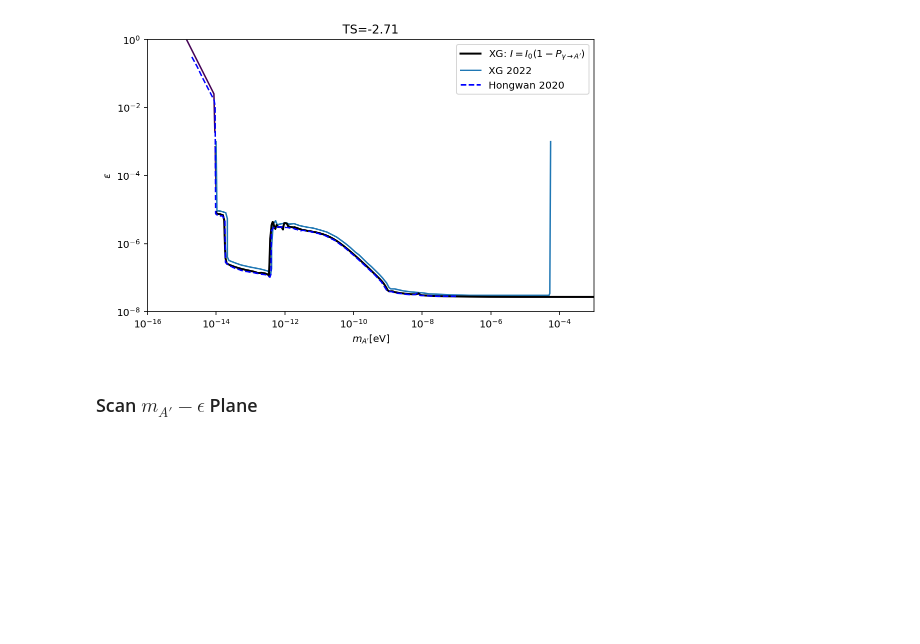
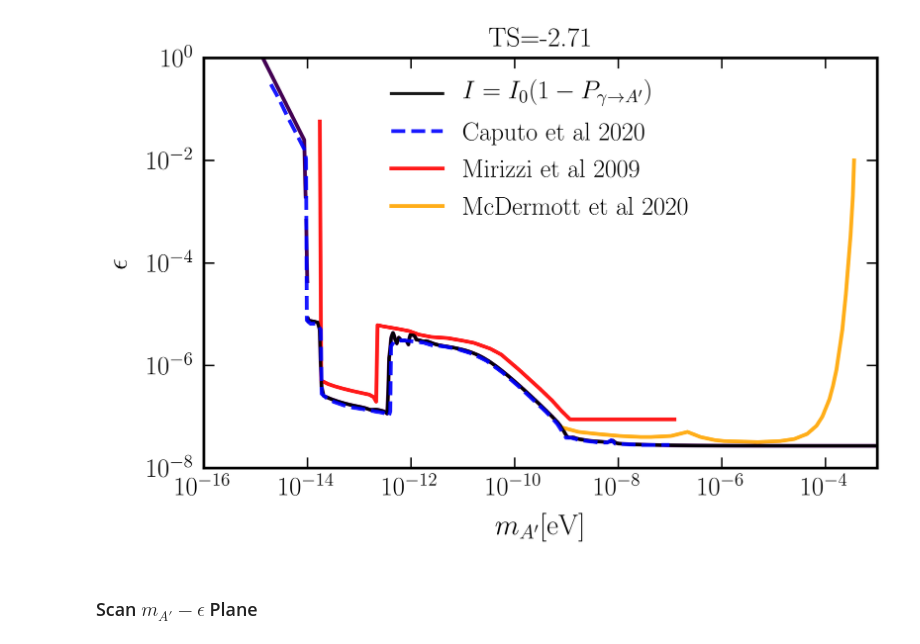
Before and after one commit to GiorgiArsenadze/Shaping-Dark-Photon-Spectral-Distortions, a Jupyter notebook: notebooks/main_calc.ipynb, the cells around one changed output. Cells and saved outputs as stored; diff of their text form; code cells hidden in the pictures; blank space fills up the shorter version.

```diff
--- a/notebooks/main_calc.ipynb
+++ b/notebooks/main_calc.ipynb
@@ -11,7 +11,13 @@ from FIRAS import *
 from const_func_general import *
 # importing distortion specific constants and functions
 from cons_func_distortion import *
-# importing functions actually calculatting distortion
-from calc_distortion import *
-# importing functions for maximum liklihood analysis
-# from max_likelihood_analysis import *
+
+
+from IPython.display import set_matplotlib_formats
+set_matplotlib_formats('retina')
+
+from pckgs.plot_params import params
+import matplotlib
+matplotlib.rcParams.update(params)
+plt.rcParams['font.family'] = 'DeJavu Serif'
+cols_default = plt.rcParams['axes.prop_cycle'].by_key()['color']
@@ -452,54 +503,46 @@ eps_1Dary_import_freestreaming = file['eps_ary']
 # TS: 2D array
 TS_2Dary_import_freestreaming = file['TS_2Dary']
 # %%
-Xucheng_FIRAS_2Dary    = np.transpose( np.array( pd.read_csv('../data/Xucheng_22_FIRAS.csv') ) )
-Samuel_FIRAS_2Dary     = np.transpose( np.array( pd.read_csv('../data/Samuel_20_FIRAS.csv') ) )
-Hongwan_20_FIRAS_2Dary = np.transpose( np.array( pd.read_csv('../data/Hongwan_20_FIRAS.csv') ) )
-Redondo_09_FIRAS_2Dary = np.transpose( np.array( pd.read_csv('../data/Redondo_09_FIRAS.csv') ) )
 
 
 # Delta 95%CL, From PDG Statistics
-# TS_choose = 5.99
 TS_choose = 2.71
 
 import matplotlib.cm as cm
 
 X_plt, Y_plt     = np.meshgrid( mAp_1Dary_import_freestreaming, eps_1Dary_import_freestreaming )
 Z_plt_M          = np.log10( TS_2Dary_import_freestreaming )
 
-set_matplotlib_formats('retina')
 plt.figure(figsize=(8,5))
 
 
 plt.xscale('log')
 plt.yscale('log')
 
 CS_M  = plt.contour(X_plt, Y_plt, Z_plt_M,  levels = [ np.log10(TS_choose) ])
 
 
-Xucheng_Greens_M  = np.transpose(CS_M.collections[0].get_paths()[0].vertices )
+Greens_M  = np.transpose(CS_M.collections[0].get_paths()[0].vertices )
 
-plt.plot( Xucheng_Greens_M[0]         , Xucheng_Greens_M[1], label = r'XG: $I=I_0 (1-P_{\gamma \rightarrow A^\prime})$', color='black',linewidth=2.0, zorder=5)
-plt.plot( Xucheng_FIRAS_2Dary[0]      , Xucheng_FIRAS_2Dary[1], label = r'XG 2022')
-plt.plot( Hongwan_20_FIRAS_2Dary[0]   , Hongwan_20_FIRAS_2Dary[1], label = r'Hongwan 2020', color = 'blue',linestyle = 'dashed', zorder=10)
-# plt.plot( Redondo_09_FIRAS_2Dary[0] , Redondo_09_FIRAS_2Dary[1], label = r'Redondo 2009', color = 'red')
-
-# plt.plot( Samuel_FIRAS_2Dary[0]     , Samuel_FIRAS_2Dary[1], label = r'Samuel 2020', color = 'orange')
+plt.plot( Greens_M[0]         , Greens_M[1], label = r'$I=I_0 (1-P_{\gamma \rightarrow A^\prime})$', color='black',linewidth=2.0, zorder=5)
+plt.plot( Caputo_20_FIRAS_2Dary[0]   , Caputo_20_FIRAS_2Dary[1], label = r'Caputo et al 2020', color = 'blue',linestyle = 'dashed', zorder=10)
+plt.plot( Mirizzi_09_FIRAS_2Dary[0] , Mirizzi_09_FIRAS_2Dary[1], label = r'Mirizzi et al 2009', color = 'red')
+plt.plot( McDermott_20_FIRAS_2Dary[0]     , McDermott_20_FIRAS_2Dary[1], label = r'McDermott et al 2020', color = 'orange')
 
 
 plt.title(r'TS=-2.71')
 
 plt.ylim(1e-8, 1)
 
 plt.xlabel(r'$m_{A^\prime}$[eV]')
 plt.ylabel(r'$\epsilon$')
 
 plt.legend()
 # plt.show()
 
-plt.savefig('../plots/FIRAS_Bound_freestreaming.pdf')
+plt.savefig('../plots/FIRAS_Bound_freestreaming.pdf', dpi=350)
 # %% [output]
-[figure, old version]
+[figure, new version]
 # %% [markdown]
 ### Scan $m_{A'}-\epsilon$ Plane
 # %%
```
Also changed, not shown: parts of 12 cells of this notebook, 27 other files.
